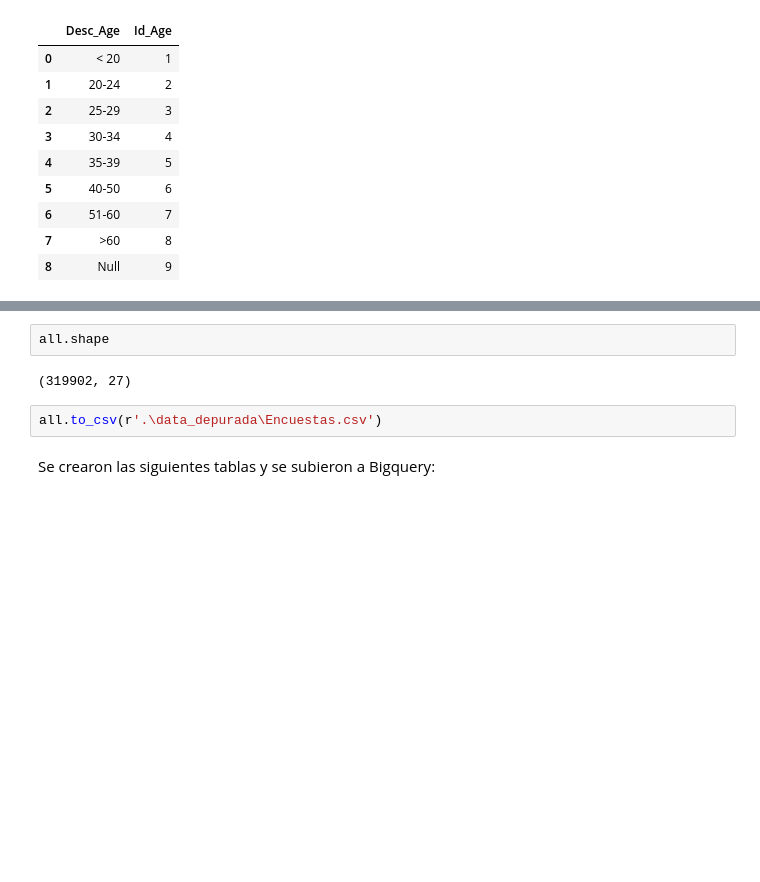
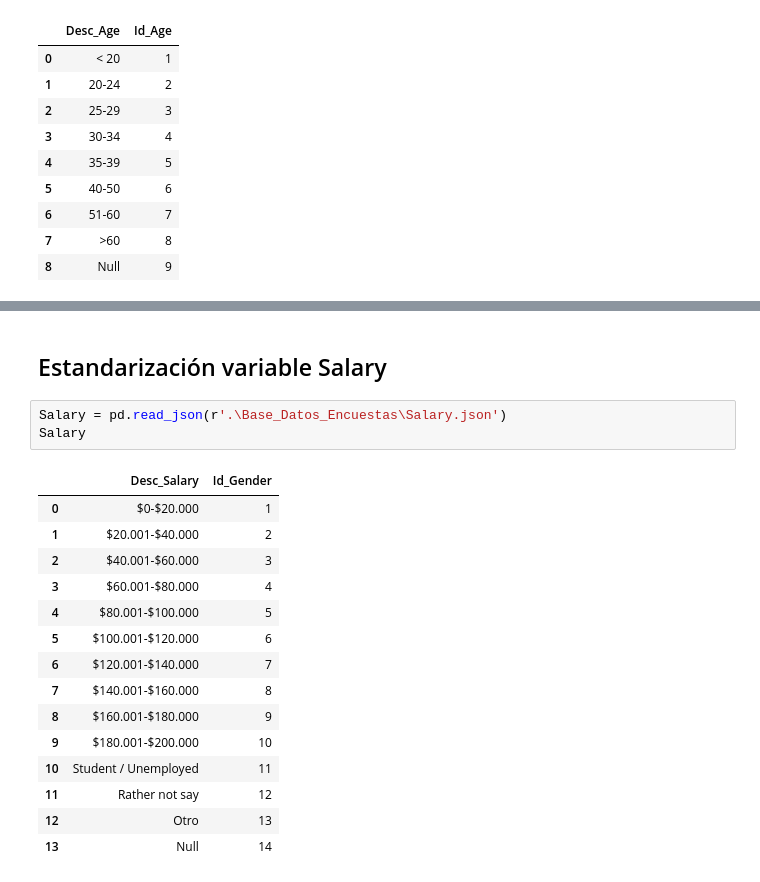
Before and after one commit to efvillar/Trabajo_Final_Bases_Datos, a Jupyter notebook: Trabajo Final Pregunta 1.ipynb, the cells around one changed output, grey strips where cells are left out. Saved outputs shown, nothing was run; the diff lists cells and outputs as text; blank space fills up the shorter version.

```diff
--- a/Trabajo Final Pregunta 1.ipynb
+++ b/Trabajo Final Pregunta 1.ipynb
@@ -960,11 +921,21 @@ all.head()
-# %%
-all.shape
-# %% [output]
-(319902, 27)
-# %%
-all.to_csv(r'.\data_depurada\Encuestas.csv')
-# %% [markdown]
-
-
-
-Se crearon las siguientes tablas y se subieron a Bigquery:
+# %% [markdown]
+## Estandarización variable Salary
+# %%
+Salary = pd.read_json(r'.\Base_Datos_Encuestas\Salary.json')
+Salary
+# %% [output]
+|  | Desc_Salary | Id_Gender |
+| 0 | $0-$20.000 | 1 |
+| 1 | $20.001-$40.000 | 2 |
+| 2 | $40.001-$60.000 | 3 |
+| 3 | $60.001-$80.000 | 4 |
+| 4 | $80.001-$100.000 | 5 |
+| 5 | $100.001-$120.000 | 6 |
+| 6 | $120.001-$140.000 | 7 |
+| 7 | $140.001-$160.000 | 8 |
+| 8 | $160.001-$180.000 | 9 |
+| 9 | $180.001-$200.000 | 10 |
+| 10 | Student / Unemployed | 11 |
+| 11 | Rather not say | 12 |
+| 12 | Otro | 13 |
+| 13 | Null | 14 |
```
Also changed, not shown: parts of 24 cells of this notebook, 3 other files.
